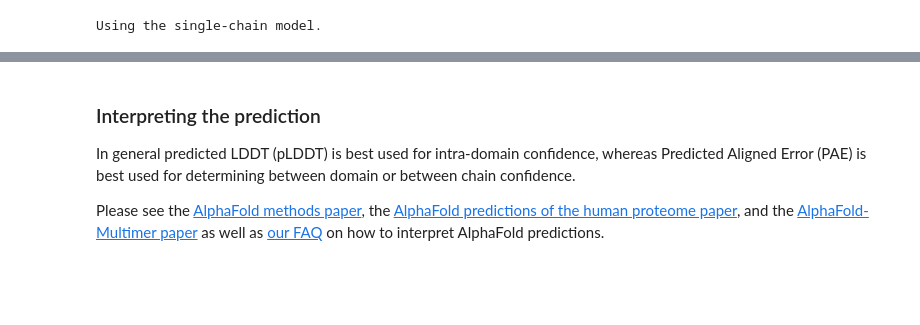
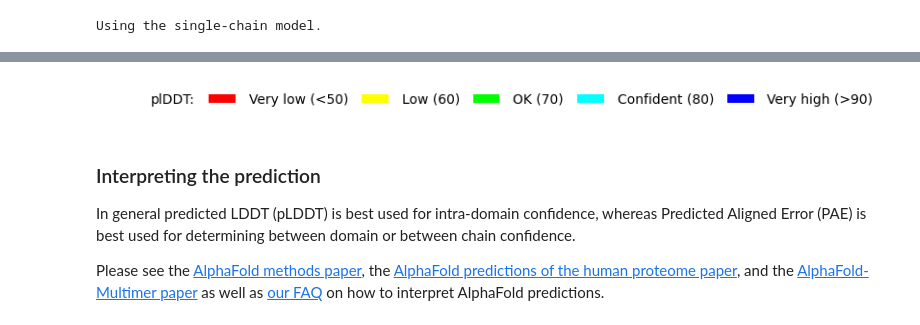
Before and after one commit to aws-samples/aws-batch-architecture-for-alphafold, a Jupyter notebook: notebooks/AWS-AlphaFold.ipynb, the cells around one changed output, grey strips where cells are left out. Saved outputs shown, nothing was run; the diff lists cells and outputs as text; code cells hidden in the pictures; blank space fills up the shorter version.

```diff
--- a/notebooks/AWS-AlphaFold.ipynb
+++ b/notebooks/AWS-AlphaFold.ipynb
@@ -965,0 +200,4 @@ files.download(f'{output_dir}.zip')
+# %%
+# View structure
+nbhelpers.display_structure(S3_BUCKET, job_name, vmin=0.5, vmax=0.9)
+# %% [output]
@@ -966,3 +206,4 @@ files.download(f'{output_dir}.zip')
+[figure, added]
 # %% [markdown]
 ### Interpreting the prediction
 
```
Also changed, not shown: parts of 23 cells of this notebook.
